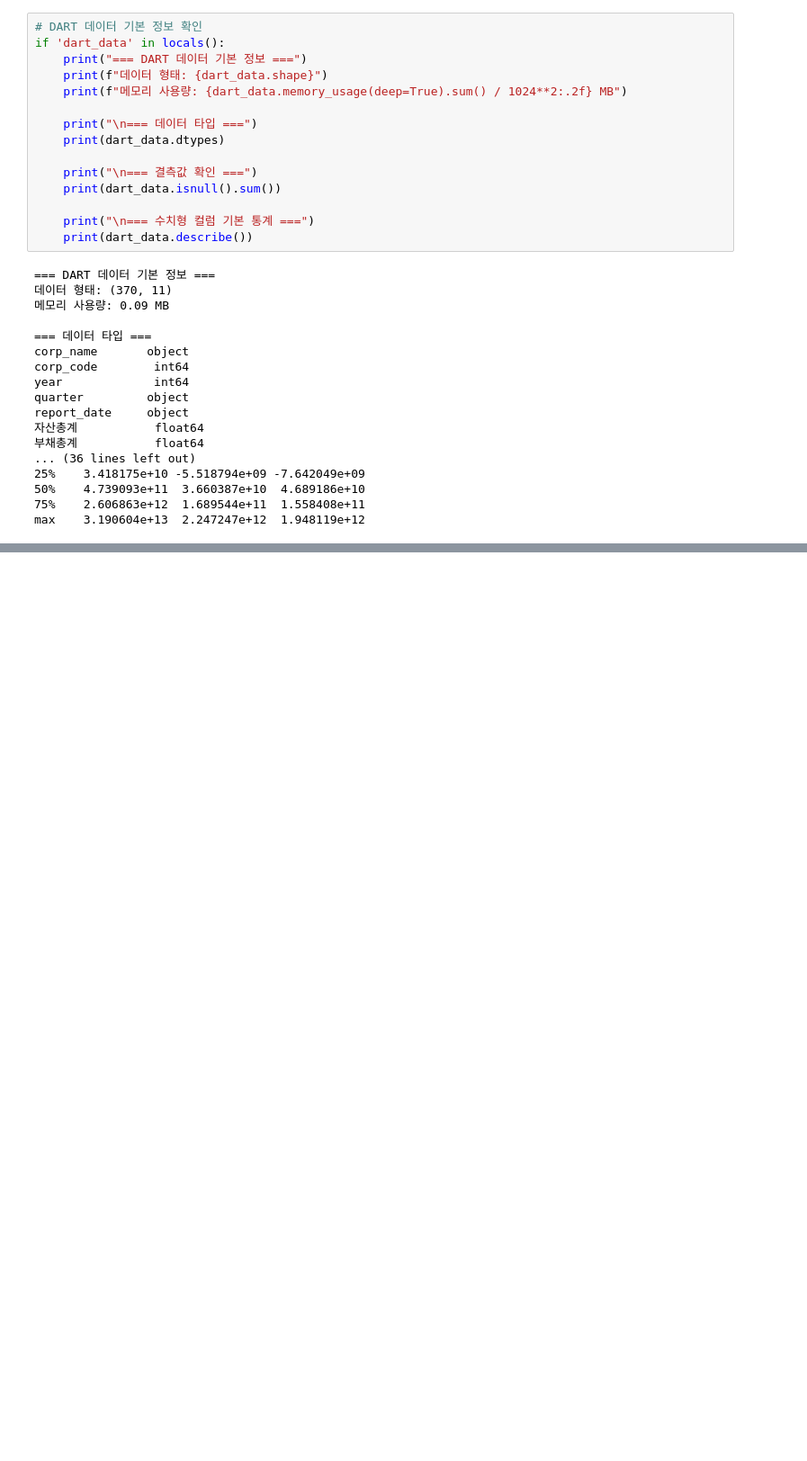
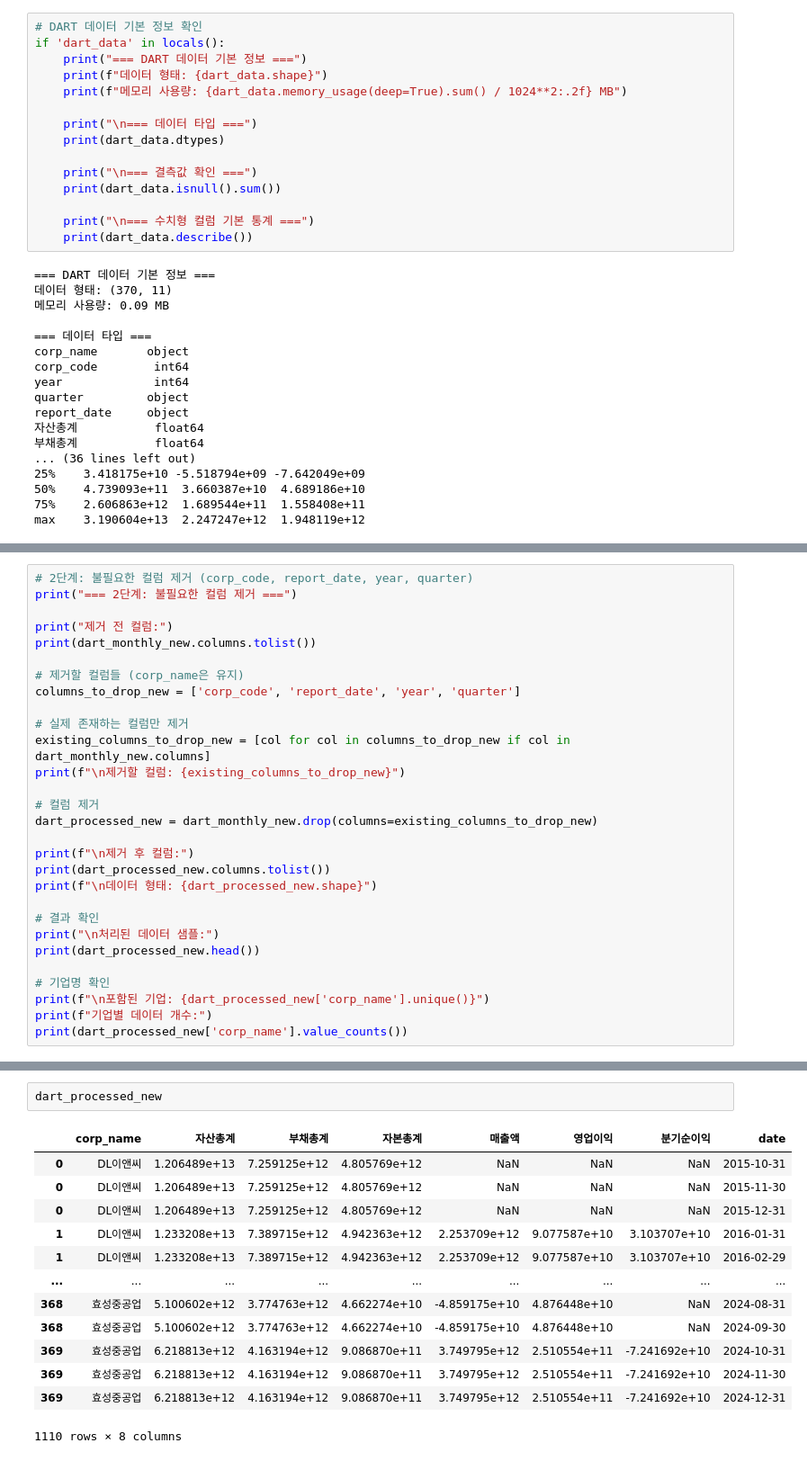
Before and after one commit to kor-ie-proj/kor-ie-proj, a Jupyter notebook: preprocessing/preprocessing.ipynb, the cells around one changed output, grey strips where cells are left out. Shown: that part at 90% size. Saved outputs shown, nothing was run; the diff lists cells and outputs as text; blank space fills up the shorter version.

```diff
--- a/preprocessing/preprocessing.ipynb
+++ b/preprocessing/preprocessing.ipynb
@@ -448,0 +529,29 @@ max    3.190604e+13  2.247247e+12  1.948119e+12
+# %%
+# 2단계: 불필요한 컬럼 제거 (corp_code, report_date, year, quarter)
+print("=== 2단계: 불필요한 컬럼 제거 ===")
+
+print("제거 전 컬럼:")
+print(dart_monthly_new.columns.tolist())
+
+# 제거할 컬럼들 (corp_name은 유지)
+columns_to_drop_new = ['corp_code', 'report_date', 'year', 'quarter']
+
+# 실제 존재하는 컬럼만 제거
+existing_columns_to_drop_new = [col for col in columns_to_drop_new if col in dart_monthly_new.columns]
+print(f"\n제거할 컬럼: {existing_columns_to_drop_new}")
+
+# 컬럼 제거
+dart_processed_new = dart_monthly_new.drop(columns=existing_columns_to_drop_new)
+
+print(f"\n제거 후 컬럼:")
+print(dart_processed_new.columns.tolist())
+print(f"\n데이터 형태: {dart_processed_new.shape}")
+
+# 결과 확인
+print("\n처리된 데이터 샘플:")
+print(dart_processed_new.head())
+
+# 기업명 확인
+print(f"\n포함된 기업: {dart_processed_new['corp_name'].unique()}")
+print(f"기업별 데이터 개수:")
+print(dart_processed_new['corp_name'].value_counts())
@@ -448,0 +576,16 @@ max    3.190604e+13  2.247247e+12  1.948119e+12
+# %%
+dart_processed_new
+# %% [output]
+|  | corp_name | 자산총계 | 부채총계 | 자본총계 | 매출액 | 영업이익 | 분기순이익 | date |
+| 0 | DL이앤씨 | 1.206489e+13 | 7.259125e+12 | 4.805769e+12 | NaN | NaN | NaN | 2015-10-31 |
+| 0 | DL이앤씨 | 1.206489e+13 | 7.259125e+12 | 4.805769e+12 | NaN | NaN | NaN | 2015-11-30 |
+| 0 | DL이앤씨 | 1.206489e+13 | 7.259125e+12 | 4.805769e+12 | NaN | NaN | NaN | 2015-12-31 |
+| 1 | DL이앤씨 | 1.233208e+13 | 7.389715e+12 | 4.942363e+12 | 2.253709e+12 | 9.077587e+10 | 3.103707e+10 | 2016-01-31 |
+| 1 | DL이앤씨 | 1.233208e+13 | 7.389715e+12 | 4.942363e+12 | 2.253709e+12 | 9.077587e+10 | 3.103707e+10 | 2016-02-29 |
+| ... | ... | ... | ... | ... | ... | ... | ... | ... |
+| 368 | 효성중공업 | 5.100602e+12 | 3.774763e+12 | 4.662274e+10 | -4.859175e+10 | 4.876448e+10 | NaN | 2024-08-31 |
+| 368 | 효성중공업 | 5.100602e+12 | 3.774763e+12 | 4.662274e+10 | -4.859175e+10 | 4.876448e+10 | NaN | 2024-09-30 |
+| 369 | 효성중공업 | 6.218813e+12 | 4.163194e+12 | 9.086870e+11 | 3.749795e+12 | 2.510554e+11 | -7.241692e+10 | 2024-10-31 |
+| 369 | 효성중공업 | 6.218813e+12 | 4.163194e+12 | 9.086870e+11 | 3.749795e+12 | 2.510554e+11 | -7.241692e+10 | 2024-11-30 |
+| 369 | 효성중공업 | 6.218813e+12 | 4.163194e+12 | 9.086870e+11 | 3.749795e+12 | 2.510554e+11 | -7.241692e+10 | 2024-12-31 |
+1110 rows × 8 columns
```
Also changed, not shown: parts of 10 cells of this notebook.
